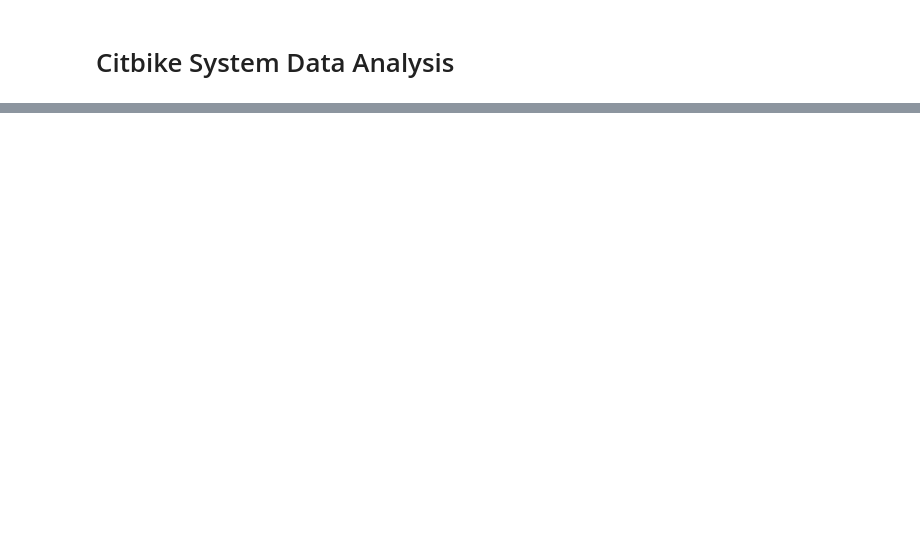
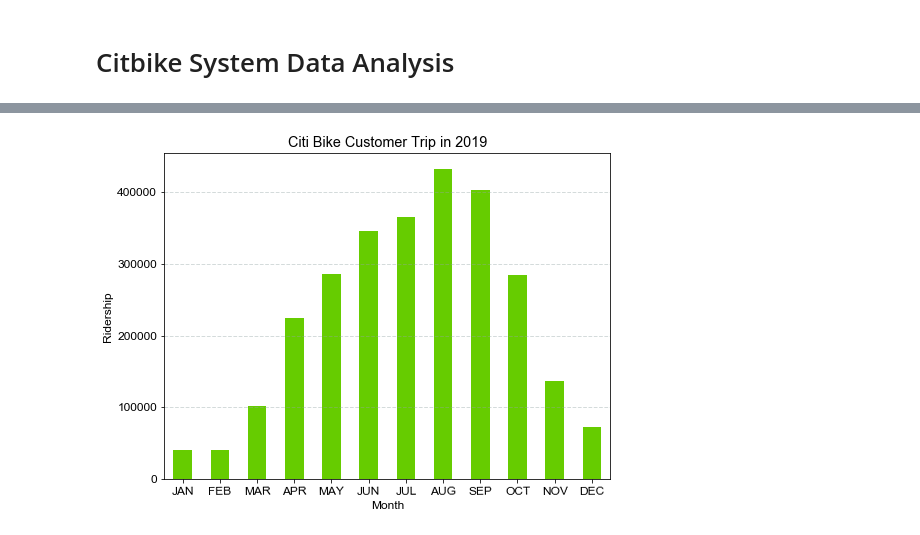
Before and after one commit to kenneth-lee-ch/citibike, a Jupyter notebook: notebooks/Citbike System Data Analysis.ipynb, the cells around one changed output, grey strips where cells are left out. Cells and saved outputs as stored; diff of their text form; code cells hidden in the pictures; blank space fills up the shorter version.

```diff
--- a/notebooks/Citbike System Data Analysis.ipynb
+++ b/notebooks/Citbike System Data Analysis.ipynb
@@ -26 +12,4 @@ engine = getData(bucketname, files, tablename)
+# %%
+# Get a sqlalchemy Engine instance.
+engine = loadEngine("bike.sqlite")
 # %%
@@ -69,0 +52,11 @@ station_list
+# %%
+q = """
+SELECT starttime, strftime(\'%m\', starttime) as 'month',
+COUNT(*) as 'Number of Customer Trip'
+FROM bike
+where usertype = 'Customer'
+GROUP BY month
+ORDER BY month
+"""
+customertrip = pd.read_sql_query(q, engine)
+customertrip
@@ -69,0 +77,12 @@ station_list
+# %%
+plt.rc('font', family='arial', size=12)
+customertrip.plot(kind='bar',figsize=(8,6),color='#66CC00',legend=False, rot=1)
+plt.xlabel('Month')
+plt.ylabel('Ridership')
+plt.title('Citi Bike Customer Trip in 2019')
+plt.xticks(np.arange(0,12,1),
+           ('JAN','FEB','MAR','APR','MAY','JUN','JUL','AUG','SEP','OCT','NOV','DEC') )
+plt.grid(color='#95a5a6',linestyle='--', linewidth=1 ,axis='y',alpha=0.4)
+plt.show()
+# %% [output]
+[figure, added]
```
Also changed, not shown: parts of 9 cells of this notebook, 4 other files.
